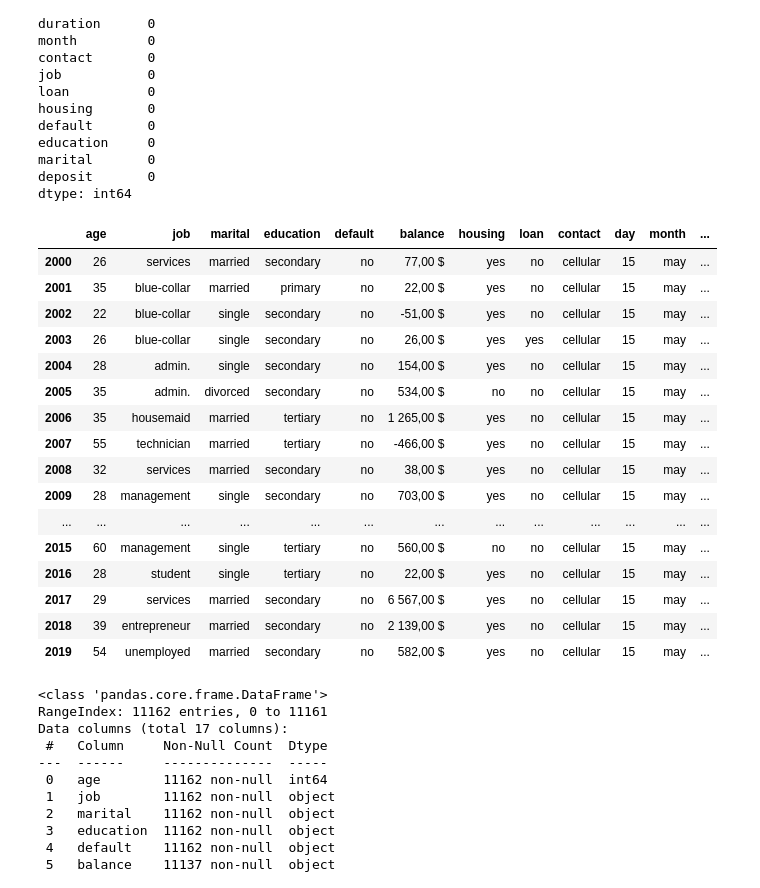
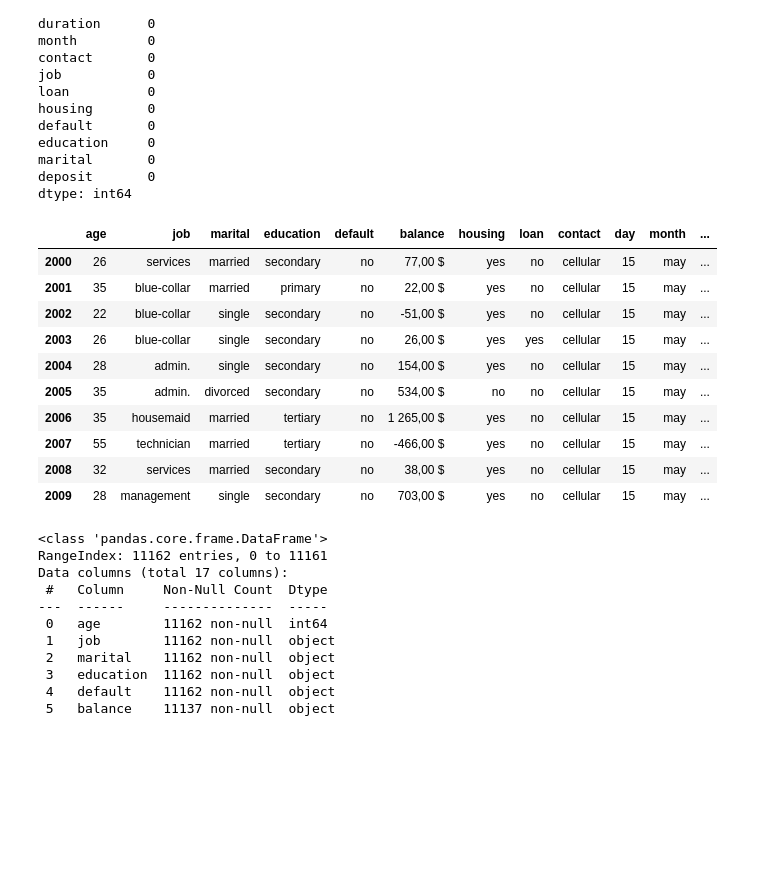
Before and after one commit to ssiarhei115/Customer-Classification, a Jupyter notebook: Project_4_ML.ipynb, the cells around one changed output. Cells and saved outputs as stored; diff of their text form; code cells hidden in the pictures; blank space fills up the shorter version.

```diff
--- a/Project_4_ML.ipynb
+++ b/Project_4_ML.ipynb
@@ -80,25 +48,19 @@ marital       0
 deposit       0
 dtype: int64
 # %%
-df.iloc[2000:2020]
+df.iloc[2000:2010]
 # %% [output]
 |  | age | job | marital | education | default | balance | housing | loan | contact | day | month | ... |
 | 2000 | 26 | services | married | secondary | no | 77,00 $ | yes | no | cellular | 15 | may | ... |
 | 2001 | 35 | blue-collar | married | primary | no | 22,00 $ | yes | no | cellular | 15 | may | ... |
 | 2002 | 22 | blue-collar | single | secondary | no | -51,00 $ | yes | no | cellular | 15 | may | ... |
 | 2003 | 26 | blue-collar | single | secondary | no | 26,00 $ | yes | yes | cellular | 15 | may | ... |
 | 2004 | 28 | admin. | single | secondary | no | 154,00 $ | yes | no | cellular | 15 | may | ... |
 | 2005 | 35 | admin. | divorced | secondary | no | 534,00 $ | no | no | cellular | 15 | may | ... |
 | 2006 | 35 | housemaid | married | tertiary | no | 1 265,00 $ | yes | no | cellular | 15 | may | ... |
 | 2007 | 55 | technician | married | tertiary | no | -466,00 $ | yes | no | cellular | 15 | may | ... |
 | 2008 | 32 | services | married | secondary | no | 38,00 $ | yes | no | cellular | 15 | may | ... |
 | 2009 | 28 | management | single | secondary | no | 703,00 $ | yes | no | cellular | 15 | may | ... |
-| ... | ... | ... | ... | ... | ... | ... | ... | ... | ... | ... | ... | ... |
-| 2015 | 60 | management | single | tertiary | no | 560,00 $ | no | no | cellular | 15 | may | ... |
-| 2016 | 28 | student | single | tertiary | no | 22,00 $ | yes | no | cellular | 15 | may | ... |
-| 2017 | 29 | services | married | secondary | no | 6 567,00 $ | yes | no | cellular | 15 | may | ... |
-| 2018 | 39 | entrepreneur | married | secondary | no | 2 139,00 $ | yes | no | cellular | 15 | may | ... |
-| 2019 | 54 | unemployed | married | secondary | no | 582,00 $ | yes | no | cellular | 15 | may | ... |
 # %%
 df.info()
 # %% [output]
```
Also changed, not shown: parts of 68 cells of this notebook, 1 other file.
